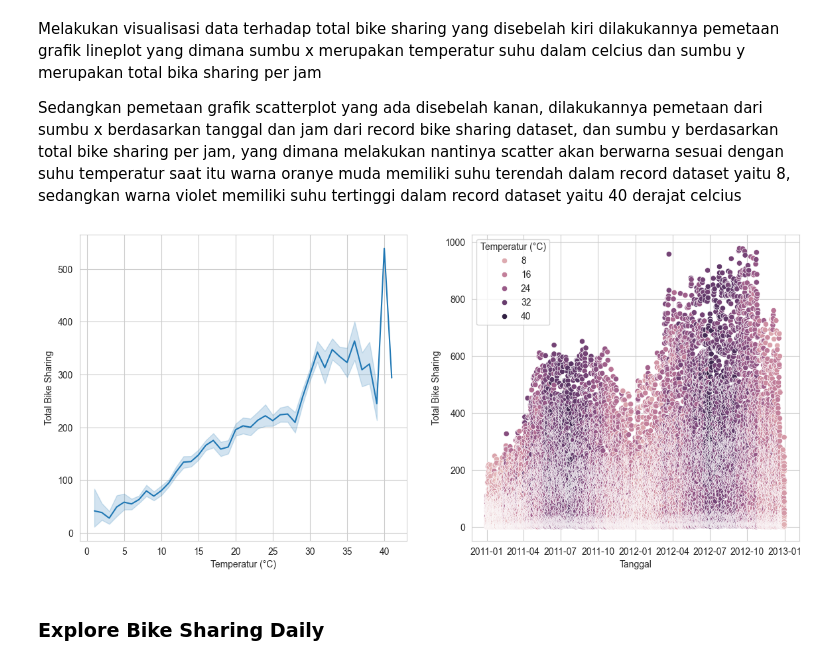
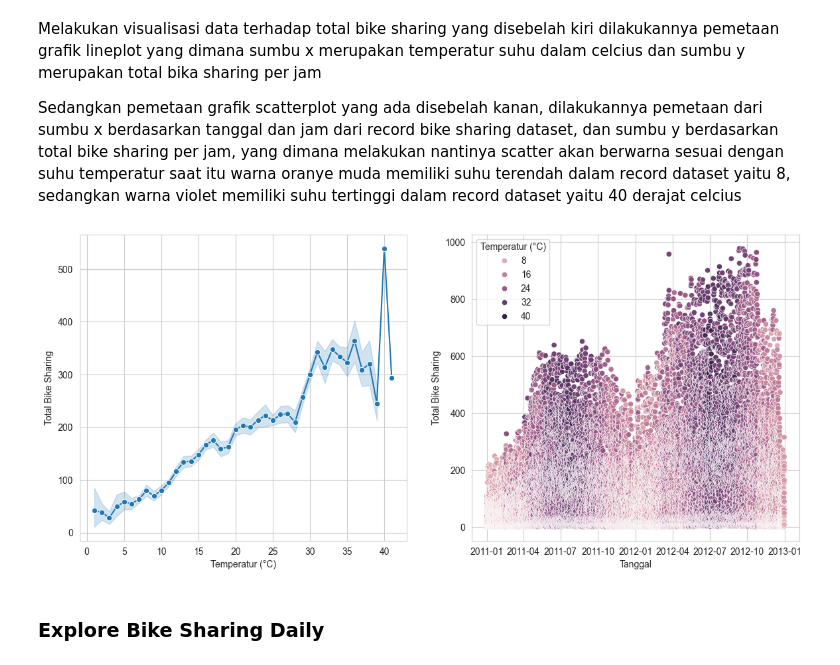
Before and after one commit to joydozer/bike-sharing-dicoding-finalproj, a Jupyter notebook: notebook.ipynb, the cells around one changed output. Cells and saved outputs as stored; diff of their text form; code cells hidden in the pictures.

```diff
--- a/notebook.ipynb
+++ b/notebook.ipynb
@@ -194,18 +194,18 @@ Sedangkan pemetaan grafik scatterplot yang ada disebelah kanan, dilakukannya pem
 # %%
 sns.set_style('whitegrid')
 fig, axs = plt.subplots(ncols=2)
 fig.set_figwidth(14)
 fig.set_figheight(6)
-sns.lineplot(data=hbike_df, x=hreal_temp, y='cnt', ax=axs[0])
+sns.lineplot(data=hbike_df, x=hreal_temp, y='cnt', marker="o", ax=axs[0])
 sns.scatterplot(data=hbike_df, x='dteday', y='cnt', hue=hreal_temp, ax=axs[1])
 axs[0].set_xlabel('Temperatur (°C)')
 axs[1].set_xlabel('Tanggal')
 axs[0].set_ylabel('Total Bike Sharing')
 axs[1].set_ylabel('Total Bike Sharing')
 axs[1].legend(title='Temperatur (°C)')
 plt.show()
 # %% [output]
-[figure, old version]
+[figure, new version]
 # %% [markdown]
 ### Explore Bike Sharing Daily
 # %% [markdown]
```
Also changed, not shown: parts of 4 cells of this notebook, 1 other file.
